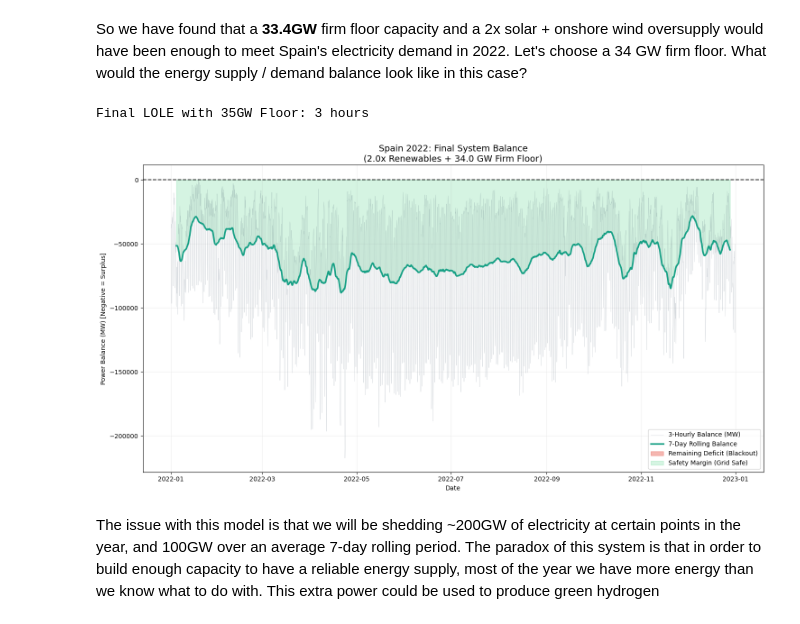
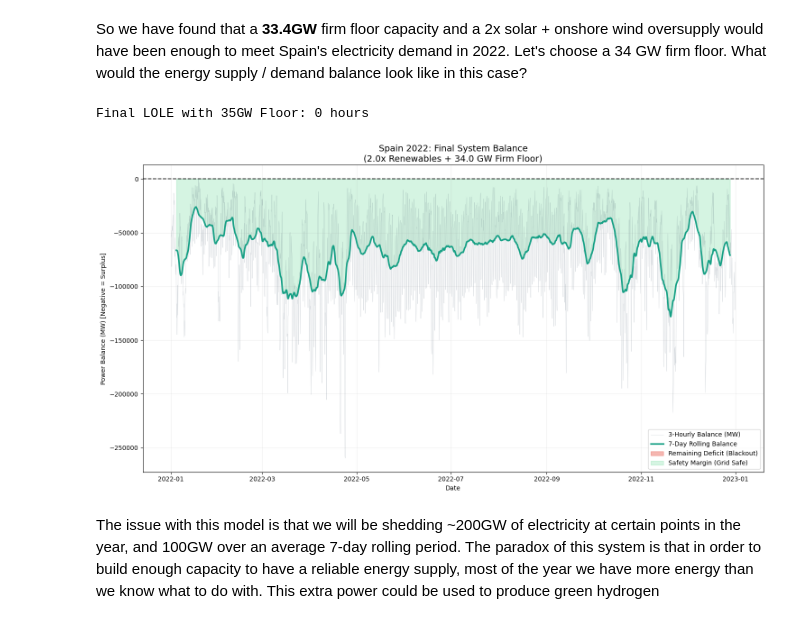
Before and after one commit to victorelgersma/dafs, a Jupyter notebook: final_assignment/AssignmentESMFinal.ipynb, the cells around one changed output. Saved outputs shown, nothing was run; the diff lists cells and outputs as text; code cells hidden in the pictures.

```diff
--- a/final_assignment/AssignmentESMFinal.ipynb
+++ b/final_assignment/AssignmentESMFinal.ipynb
@@ -1664,7 +1664,7 @@ firm_floor_mw = 34000
 # Balance = Demand - (Renewables * 2) - Firm Floor
 # Positive values = Blackout (unmet demand)
 # Negative values = Surplus/Safety Margin
-net_load_2x = demand_3h - (supply_50_50 * overcapacity)
+net_load_2x = demand_3h - (supply * overcapacity)
 final_balance = net_load_2x - firm_floor_mw
 
 # 3. Calculate 7-Day Rolling Average (56 intervals of 3-hours)
@@ -1677,35 +1677,35 @@ plt.figure(figsize=(15, 8))
 plt.plot(final_balance.index, final_balance, color='#34495e', alpha=0.2,
          label='3-Hourly Balance (MW)', linewidth=0.5)
 
 # Plot the 7-day rolling average (the "trend")
 plt.plot(balance_rolling.index, balance_rolling, color='#16a085',
          label='7-Day Rolling Balance', linewidth=2.5)
 
 # The Zero Line: The boundary of grid stability
 plt.axhline(0, color='black', linestyle='--', linewidth=1.5, alpha=0.8)
 
 # Highlight zones
 # Note: With 35GW floor, the red area should essentially vanish
 plt.fill_between(balance_rolling.index, balance_rolling, 0,
                  where=(balance_rolling > 0), color='#e74c3c', alpha=0.4, label='Remaining Deficit (Blackout)')
 plt.fill_between(balance_rolling.index, balance_rolling, 0,
                  where=(balance_rolling < 0), color='#2ecc71', alpha=0.2, label='Safety Margin (Grid Safe)')
 
 plt.title(f'Spain 2022: Final System Balance\n(2.0x Renewables + {firm_floor_mw/1000} GW Firm Floor)', fontsize=14)
 plt.ylabel('Power Balance (MW) [Negative = Surplus]')
 plt.xlabel('Date')
 plt.legend(loc='lower right')
 plt.grid(True, alpha=0.2)
 
 # Calculate final LOLE for confirmation
 final_lole = (final_balance > 0).sum() * 3
 print(f"Final LOLE with 35GW Floor: {final_lole} hours")
 
 plt.tight_layout()
 plt.show()
 # %% [output]
-Final LOLE with 35GW Floor: 3 hours
+Final LOLE with 35GW Floor: 0 hours
-[figure, old version]
+[figure, new version]
 # %% [markdown]
 The issue with this model is that we will be shedding ~200GW of electricity at certain points in the year, and 100GW over an average 7-day rolling period. The paradox of this system is that in order to build enough capacity to have a reliable energy supply, most of the year we have more energy than we know what to do with. This extra power could be used to produce green hydrogen
 # %% [markdown]
```
Also changed, not shown: parts of 3 cells of this notebook, 2 other files.
